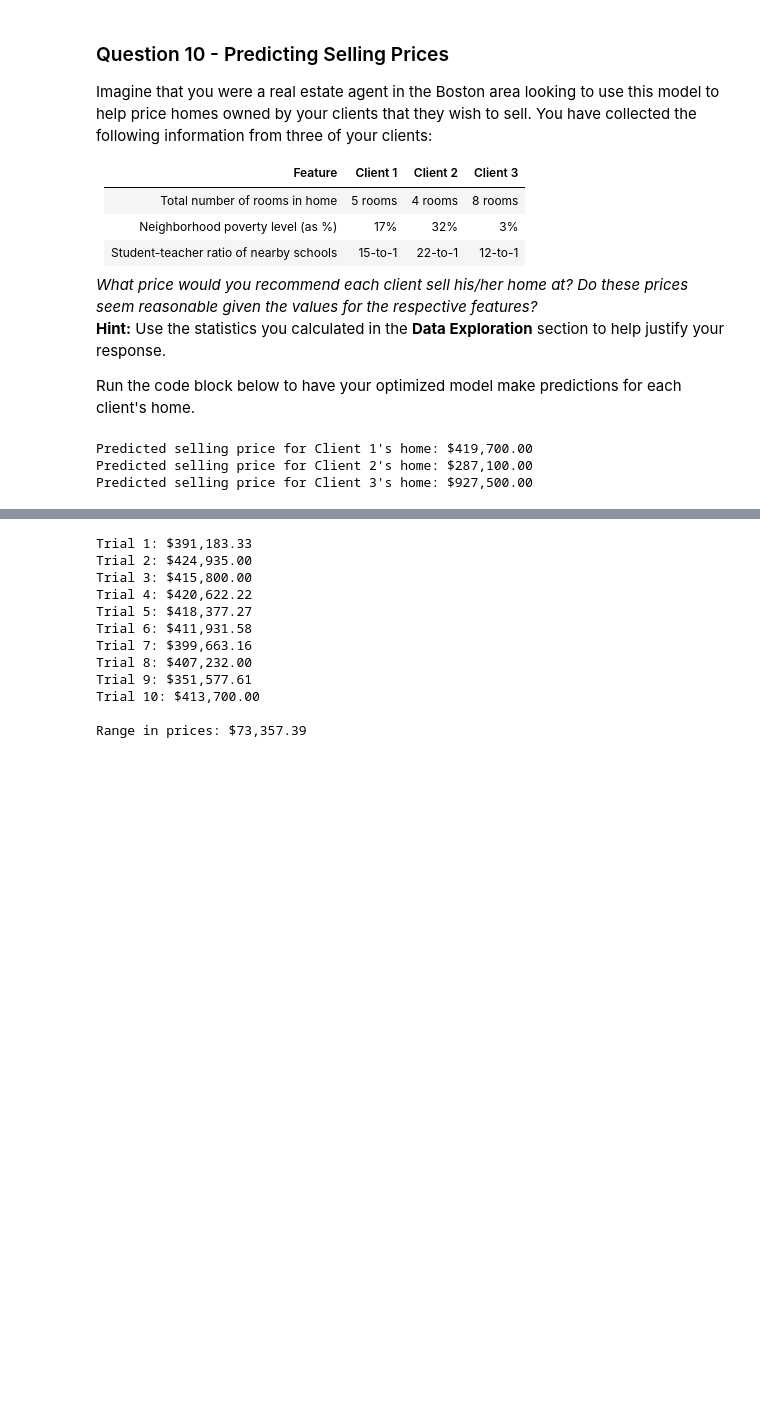
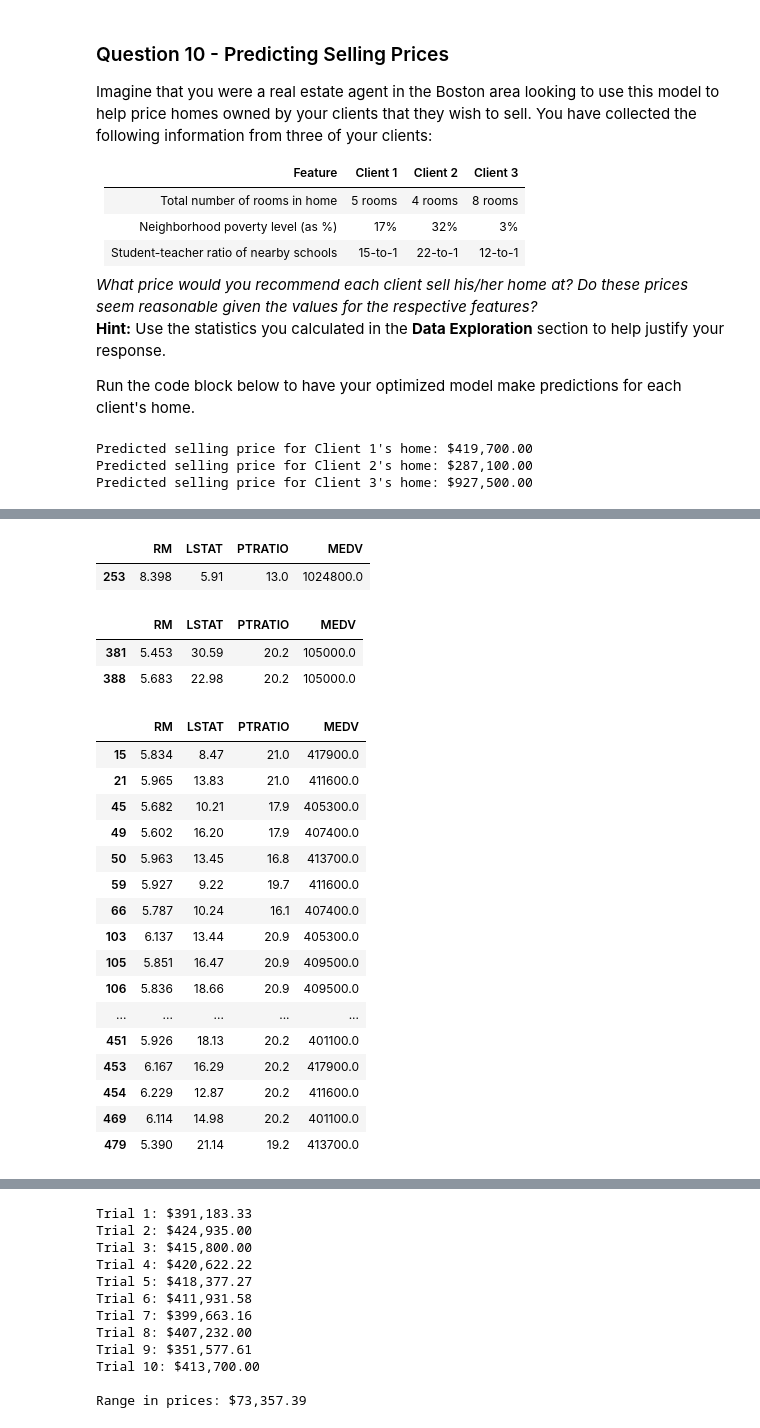
Before and after one commit to dileeptiku/machinelearning, a Jupyter notebook: boston_housing/boston_housing.ipynb, the cells around one changed output, grey strips where cells are left out. Saved outputs shown, nothing was run; the diff lists cells and outputs as text; code cells hidden in the pictures; blank space fills up the shorter version.

```diff
--- a/boston_housing/boston_housing.ipynb
+++ b/boston_housing/boston_housing.ipynb
@@ -337,0 +350,29 @@ An optimal model is not necessarily a robust model. Sometimes, a model is either
+# %%
+from IPython.display import display # Allows the use of display() for DataFrames
+display(data.loc[data['MEDV']>1024700.0]) #Maximum price in the dataset
+display(data.loc[data['MEDV']==105000.0]) #lowest price in the dataset
+display(data.loc[(data['MEDV'] > 400000.0) & (data['MEDV'] < 420000.0)])
+#display(prices.head())
+# %% [output]
+|  | RM | LSTAT | PTRATIO | MEDV |
+| 253 | 8.398 | 5.91 | 13.0 | 1024800.0 |
+|  | RM | LSTAT | PTRATIO | MEDV |
+| 381 | 5.453 | 30.59 | 20.2 | 105000.0 |
+| 388 | 5.683 | 22.98 | 20.2 | 105000.0 |
+|  | RM | LSTAT | PTRATIO | MEDV |
+| 15 | 5.834 | 8.47 | 21.0 | 417900.0 |
+| 21 | 5.965 | 13.83 | 21.0 | 411600.0 |
+| 45 | 5.682 | 10.21 | 17.9 | 405300.0 |
+| 49 | 5.602 | 16.20 | 17.9 | 407400.0 |
+| 50 | 5.963 | 13.45 | 16.8 | 413700.0 |
+| 59 | 5.927 | 9.22 | 19.7 | 411600.0 |
+| 66 | 5.787 | 10.24 | 16.1 | 407400.0 |
+| 103 | 6.137 | 13.44 | 20.9 | 405300.0 |
+| 105 | 5.851 | 16.47 | 20.9 | 409500.0 |
+| 106 | 5.836 | 18.66 | 20.9 | 409500.0 |
+| ... | ... | ... | ... | ... |
+| 451 | 5.926 | 18.13 | 20.2 | 401100.0 |
+| 453 | 6.167 | 16.29 | 20.2 | 417900.0 |
+| 454 | 6.229 | 12.87 | 20.2 | 411600.0 |
+| 469 | 6.114 | 14.98 | 20.2 | 401100.0 |
+| 479 | 5.390 | 21.14 | 19.2 | 413700.0 |
```
Also changed, not shown: parts of 13 cells of this notebook, 1 other file.
